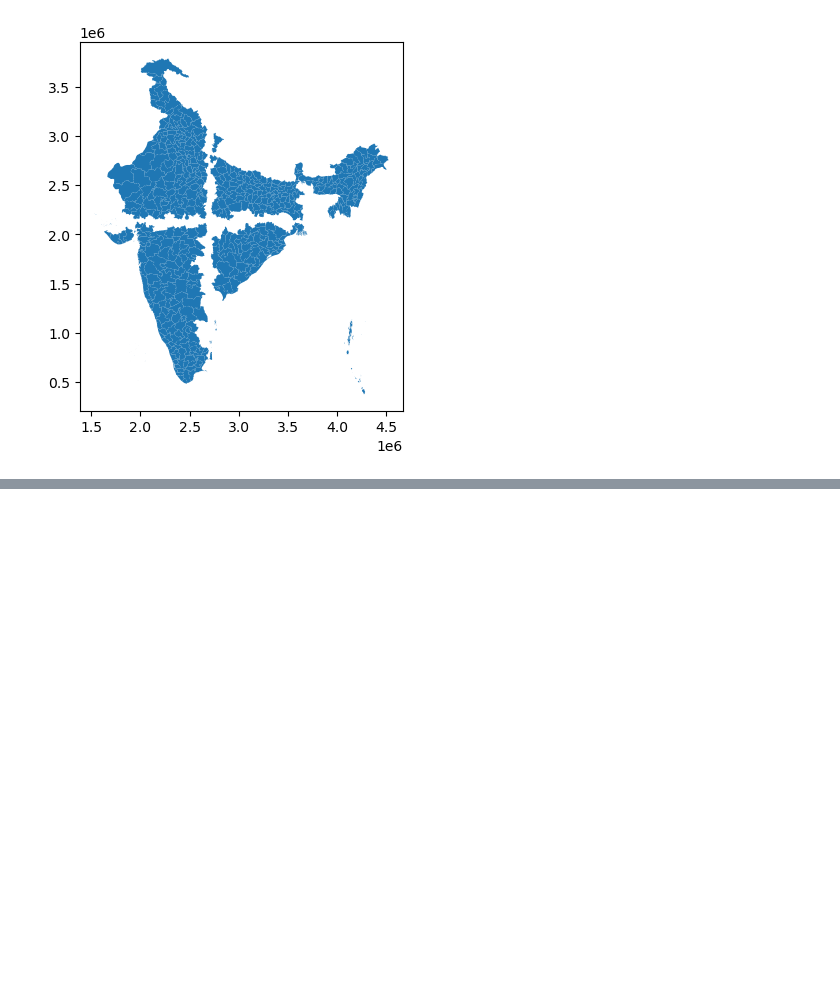
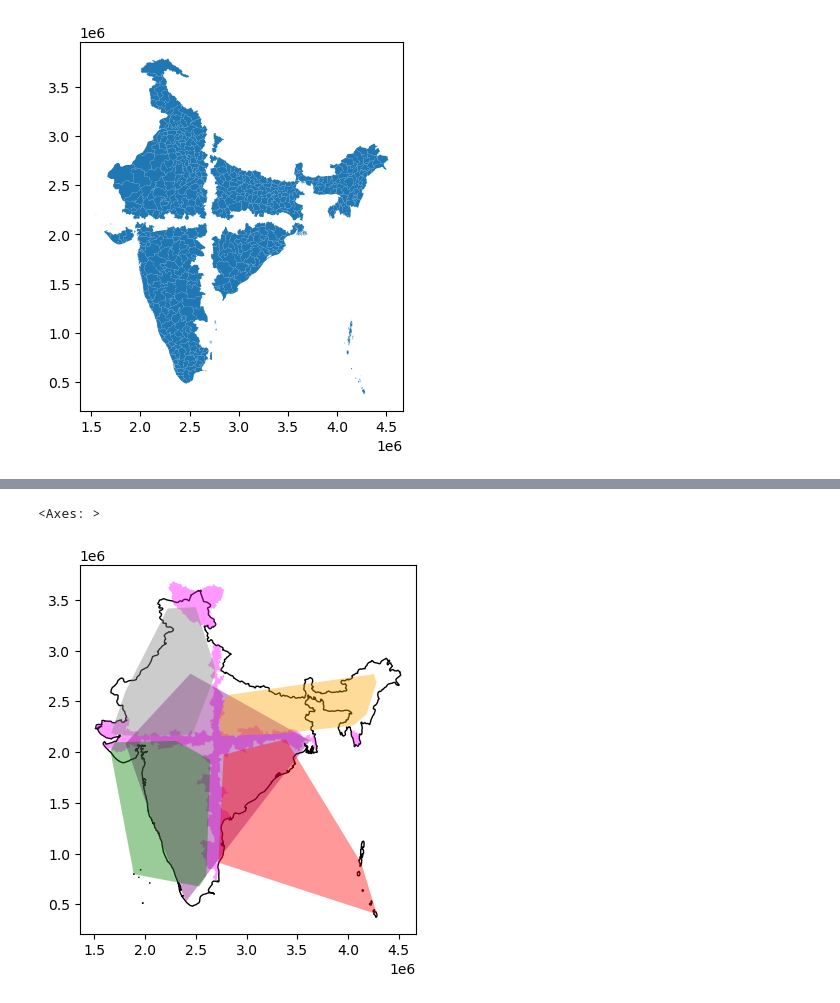
Before and after one commit to gokussj100/geodfprepro, a Jupyter notebook: Tarea 3 .ipynb, the cells around one changed output, grey strips where cells are left out. Cells and saved outputs as stored; diff of their text form; code cells hidden in the pictures; blank space fills up the shorter version.

```diff
--- a/Tarea 3 .ipynb
+++ b/Tarea 3 .ipynb
@@ -713,0 +734,11 @@ india_municipalities.overlay(muniMidindia, how='difference').plot()
+# %%
+base = india.plot(color='white', edgecolor='black') #unprojected
+muniMidindia.plot(ax=base,facecolor='magenta',alpha=0.4) #unprojected
+LargeAirport_hull.plot(ax=base,facecolor='purple',alpha=0.4)
+India_AirTopLeft_hull.plot(ax=base,facecolor='grey', alpha=0.4)
+India_AirTopRight_hull.plot(ax=base,facecolor='orange', alpha=0.4)
+India_AirBottomLeft_hull.plot(ax=base,facecolor='green', alpha=0.4)
+India_AirBottomRight_hull.plot(ax=base,facecolor='red', alpha=0.4)
+# %% [output]
+<Axes: >
+[figure, added]
```
Also changed, not shown: parts of 5 cells of this notebook.
